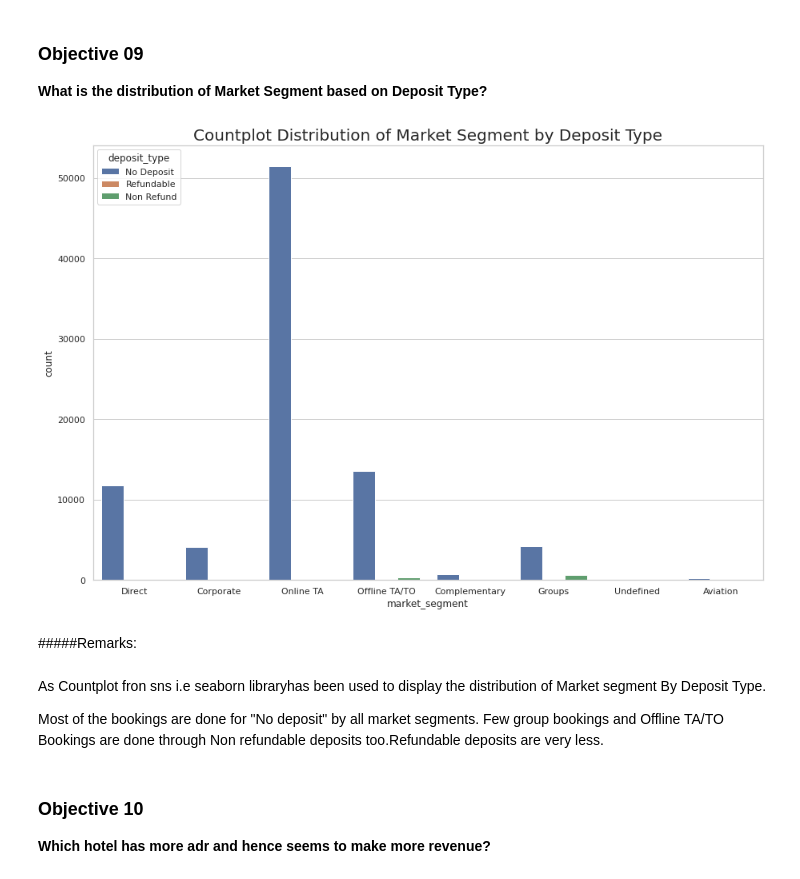
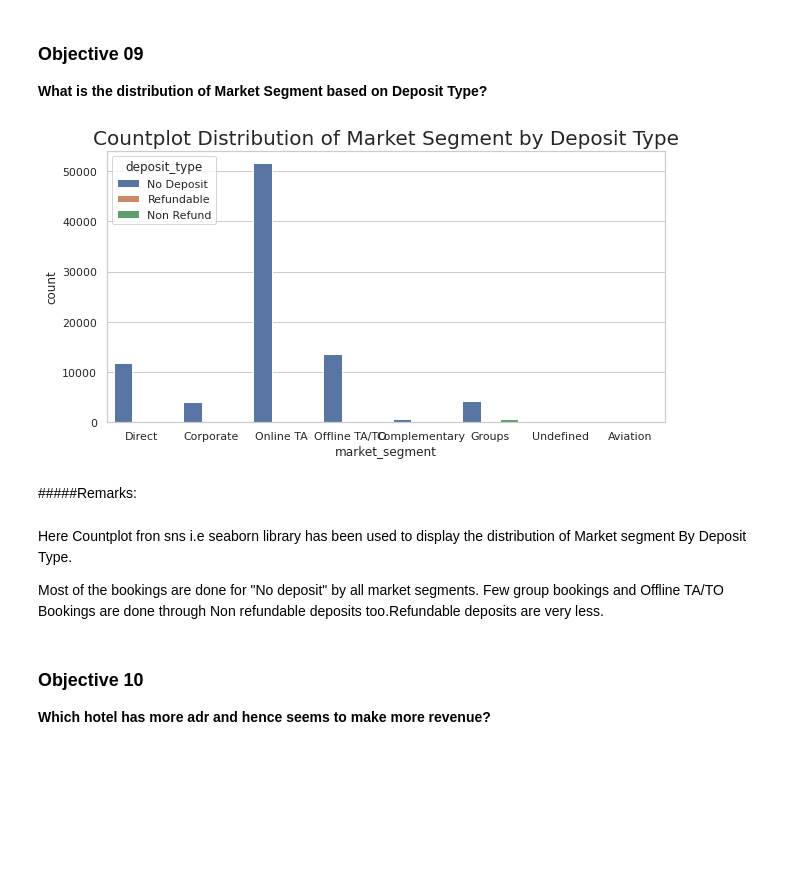
Before and after one commit to Dheeraj-Budhlakoti/Hotel-Booking-Analysis--EDA, a Jupyter notebook: EDA_Capstone_Project_(Group)_Hotel_Booking_Analysis.ipynb, the cells around one changed output. Cells and saved outputs as stored; diff of their text form; code cells hidden in the pictures; blank space fills up the shorter version.

```diff
--- a/EDA_Capstone_Project_(Group)_Hotel_Booking_Analysis.ipynb
+++ b/EDA_Capstone_Project_(Group)_Hotel_Booking_Analysis.ipynb
@@ -797,16 +795,16 @@ It is observed that  agent 240 and 9 are the most valuable agents. Their total b
 
 **What is the distribution of Market Segment based on Deposit Type?**
 # %%
-plt.figure(figsize = (15,10))
+plt.figure(figsize = (10,5))
 sns.set(style = "whitegrid")
 plt.title("Countplot Distribution of Market Segment by Deposit Type", fontdict = {'fontsize':20})
 ax = sns.countplot(x = "market_segment", hue = 'deposit_type', data = copy_df)
 # %% [output]
-[figure, old version]
+[figure, new version]
 # %% [markdown]
 #####Remarks:
 # %% [markdown]
-As Countplot fron sns i.e seaborn libraryhas been  used to display the distribution of Market segment By Deposit Type.
+Here Countplot fron sns i.e seaborn library has been  used to display the distribution of Market segment By Deposit Type.
 
 Most of the bookings are done for "No deposit" by all market segments. Few  group bookings and Offline TA/TO Bookings are done through Non refundable deposits too.Refundable deposits are very less.
 # %% [markdown]
```
Also changed, not shown: parts of 32 cells of this notebook.
